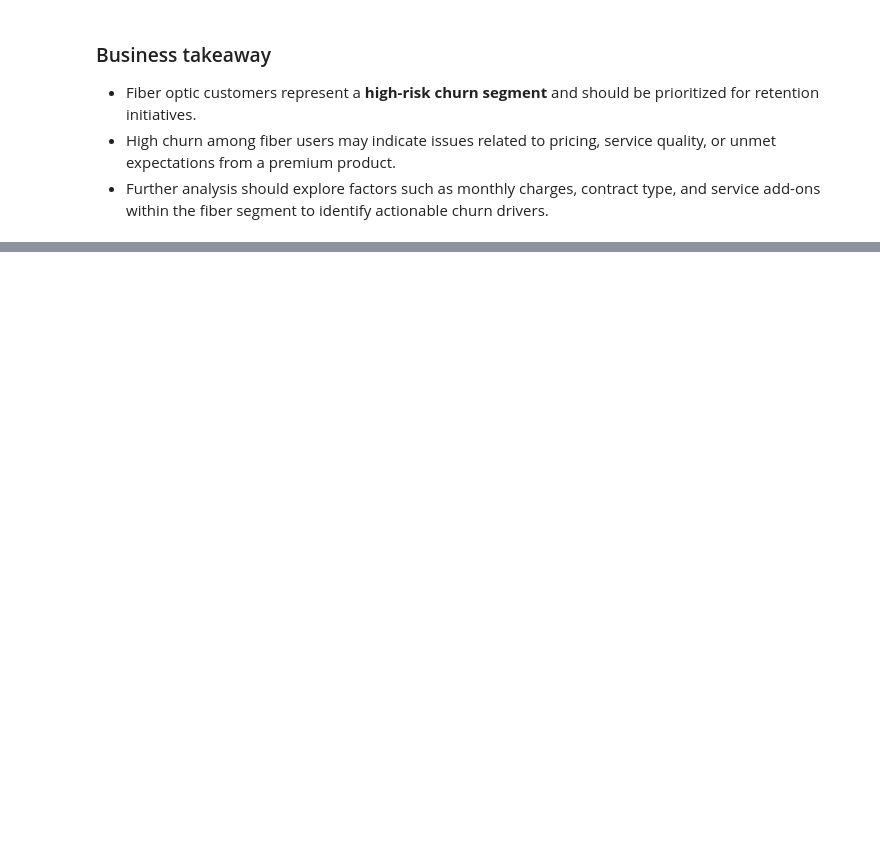
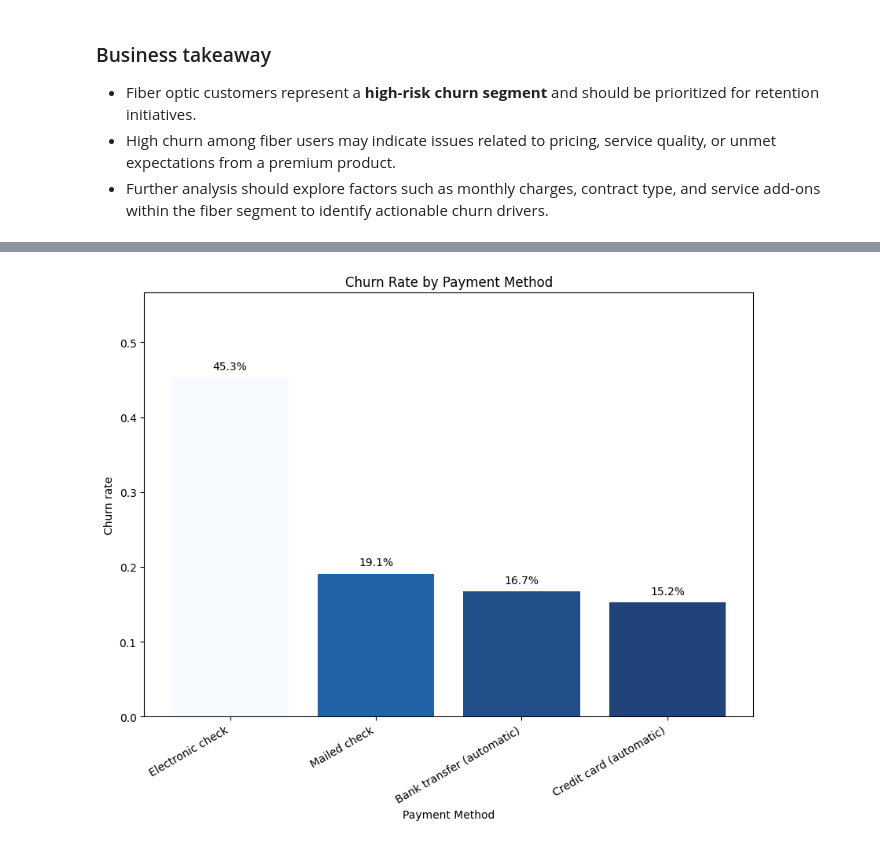
Before and after one commit to Zakat-pm/telecom-customer-churn-analysis, a Jupyter notebook: notebooks/01_data_overview.ipynb, the cells around one changed output, grey strips where cells are left out. Cells and saved outputs as stored; diff of their text form; code cells hidden in the pictures; blank space fills up the shorter version.

```diff
--- a/notebooks/01_data_overview.ipynb
+++ b/notebooks/01_data_overview.ipynb
@@ -297,0 +317,13 @@ plt.show()
+# %%
+payment_summary = (
+    df.assign(churn_flag=(df["Churn"] == "Yes").astype(int))
+      .groupby("PaymentMethod", as_index=True)
+      .agg(
+          customers=("churn_flag", "size"),
+          churned=("churn_flag", "sum")
+      )
+      .assign(churn_rate=lambda x: x["churned"] / x["customers"])
+      .sort_values("churn_rate", ascending=False)
+)
+
+payment_summary
@@ -297,0 +344,33 @@ plt.show()
+# %%
+plt.figure(figsize=(10, 7))
+values = payment_summary["churn_rate"]
+
+norm = mcolors.Normalize(vmin=values.min(), vmax=values.max())
+cmap = cm.Blues_r
+
+colors = cmap(norm(values))
+
+bars = plt.bar(
+    payment_summary.index,
+    values,
+    color=colors,
+    alpha=0.9
+)
+
+plt.bar_label(
+    bars,
+    labels=[f"{v:.1%}" for v in values],
+    padding=5
+)
+
+plt.title("Churn Rate by Payment Method")
+plt.xlabel("Payment Method")
+plt.ylabel("Churn rate")
+
+y_max = values.max()
+plt.ylim(0, min(1.0, y_max * 1.25))
+
+plt.xticks(rotation=30, ha="right")
+plt.show()
+# %% [output]
+[figure, added]
```
Also changed, not shown: parts of 7 cells of this notebook.
